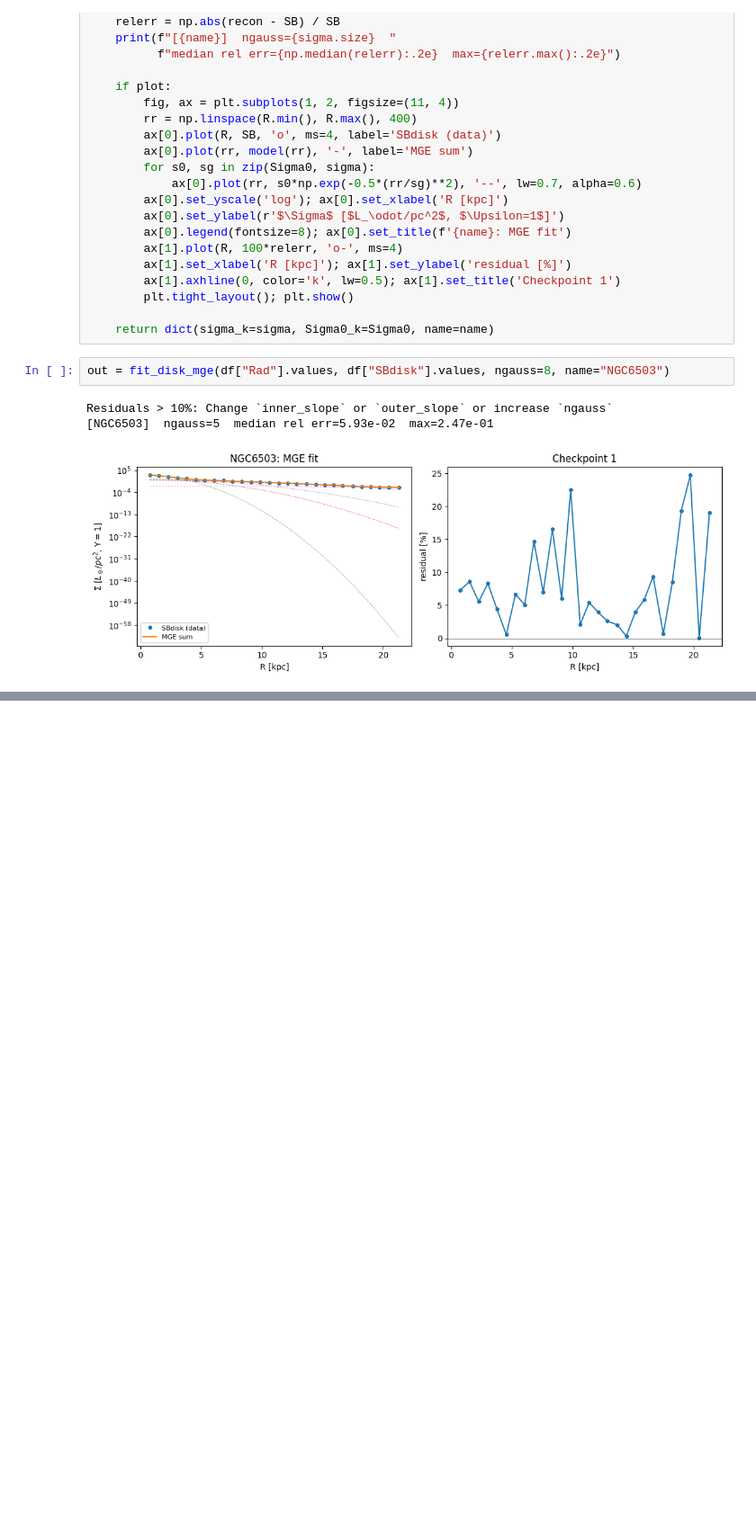
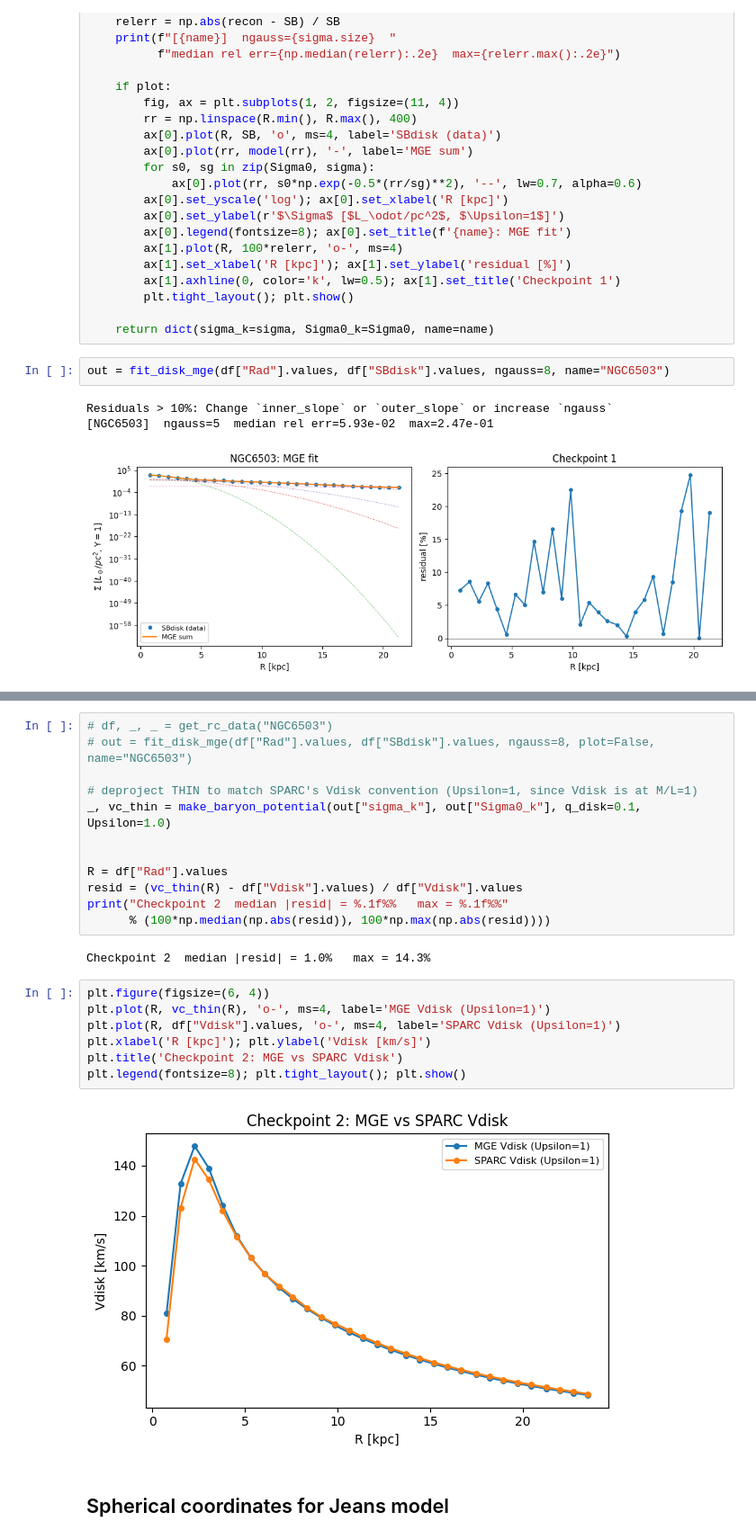
Before and after one commit to AdamSmithOrlik/sidm-rotation-curves-SPARC, a Jupyter notebook: development/surface-brightness-dev.ipynb, the cells around one changed output, grey strips where cells are left out. Shown at 90% size. Drawn from its saved outputs; the diff is of its cells as text; blank space fills up the shorter version.

```diff
--- a/development/surface-brightness-dev.ipynb
+++ b/development/surface-brightness-dev.ipynb
@@ -91,0 +164,25 @@ Residuals > 10%: Change `inner_slope` or `outer_slope` or increase `ngauss`
+# %%
+# df, _, _ = get_rc_data("NGC6503")
+# out = fit_disk_mge(df["Rad"].values, df["SBdisk"].values, ngauss=8, plot=False, name="NGC6503")
+
+# deproject THIN to match SPARC's Vdisk convention (Upsilon=1, since Vdisk is at M/L=1)
+_, vc_thin = make_baryon_potential(out["sigma_k"], out["Sigma0_k"], q_disk=0.1, Upsilon=1.0)
+
+
+R = df["Rad"].values
+resid = (vc_thin(R) - df["Vdisk"].values) / df["Vdisk"].values
+print("Checkpoint 2  median |resid| = %.1f%%   max = %.1f%%"
+      % (100*np.median(np.abs(resid)), 100*np.max(np.abs(resid))))
+# %% [output]
+Checkpoint 2  median |resid| = 1.0%   max = 14.3%
+# %%
+plt.figure(figsize=(6, 4))
+plt.plot(R, vc_thin(R), 'o-', ms=4, label='MGE Vdisk (Upsilon=1)')
+plt.plot(R, df["Vdisk"].values, 'o-', ms=4, label='SPARC Vdisk (Upsilon=1)')
+plt.xlabel('R [kpc]'); plt.ylabel('Vdisk [km/s]')
+plt.title('Checkpoint 2: MGE vs SPARC Vdisk')
+plt.legend(fontsize=8); plt.tight_layout(); plt.show()
+# %% [output]
+[figure, added]
+# %% [markdown]
+## Spherical coordinates for Jeans model
```
Also changed, not shown: parts of 15 cells of this notebook, 1 other file.
